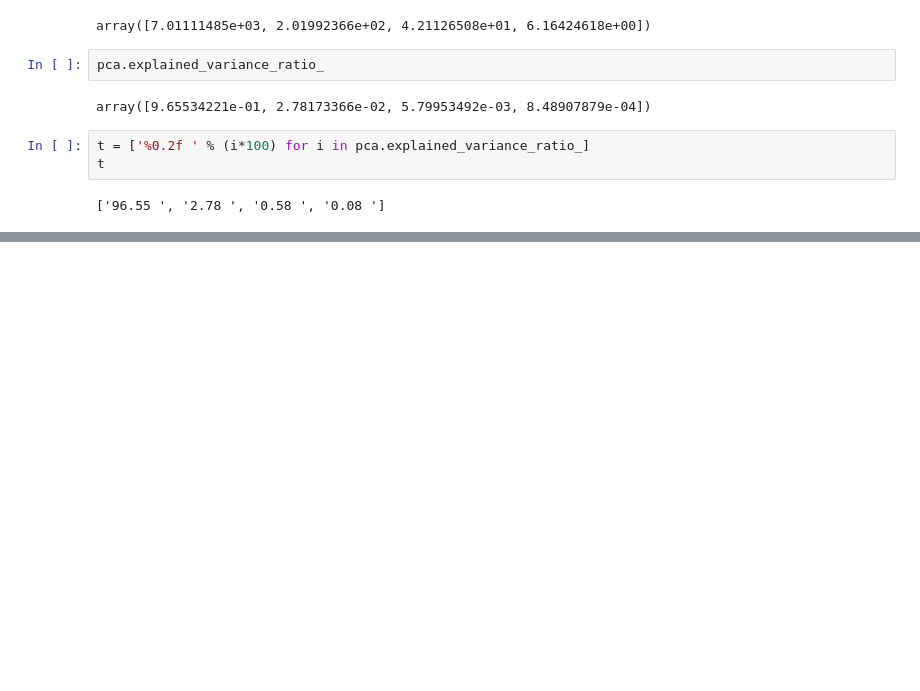
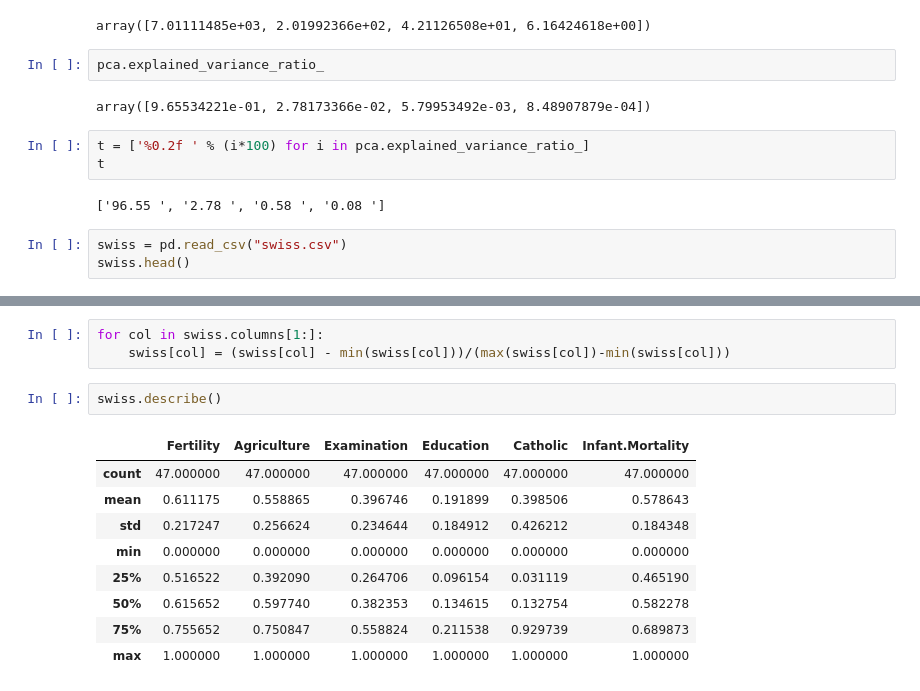
Before and after one commit to du0san/test_pandas, a Jupyter notebook: 빅데이터분석기사_실기.ipynb, the cells around one changed output, grey strips where cells are left out. Drawn from its saved outputs; the diff is of its cells as text; blank space fills up the shorter version.

```diff
--- a/빅데이터분석기사_실기.ipynb
+++ b/빅데이터분석기사_실기.ipynb
@@ -172,3 +172,6 @@ t = ['%0.2f ' % (i*100) for i in pca.explained_variance_ratio_]
 t
 # %% [output]
 ['96.55 ', '2.78 ', '0.58 ', '0.08 ']
+# %%
+swiss = pd.read_csv("swiss.csv")
+swiss.head()
@@ -174,0 +185,15 @@ t
+# %%
+for col in swiss.columns[1:]:
+    swiss[col] = (swiss[col] - min(swiss[col]))/(max(swiss[col])-min(swiss[col]))
+# %%
+swiss.describe()
+# %% [output]
+|  | Fertility | Agriculture | Examination | Education | Catholic | Infant.Mortality |
+| count | 47.000000 | 47.000000 | 47.000000 | 47.000000 | 47.000000 | 47.000000 |
+| mean | 0.611175 | 0.558865 | 0.396746 | 0.191899 | 0.398506 | 0.578643 |
+| std | 0.217247 | 0.256624 | 0.234644 | 0.184912 | 0.426212 | 0.184348 |
+| min | 0.000000 | 0.000000 | 0.000000 | 0.000000 | 0.000000 | 0.000000 |
+| 25% | 0.516522 | 0.392090 | 0.264706 | 0.096154 | 0.031119 | 0.465190 |
+| 50% | 0.615652 | 0.597740 | 0.382353 | 0.134615 | 0.132754 | 0.582278 |
+| 75% | 0.755652 | 0.750847 | 0.558824 | 0.211538 | 0.929739 | 0.689873 |
+| max | 1.000000 | 1.000000 | 1.000000 | 1.000000 | 1.000000 | 1.000000 |
```
Also changed, not shown: parts of 2 cells of this notebook, 7 other files.
